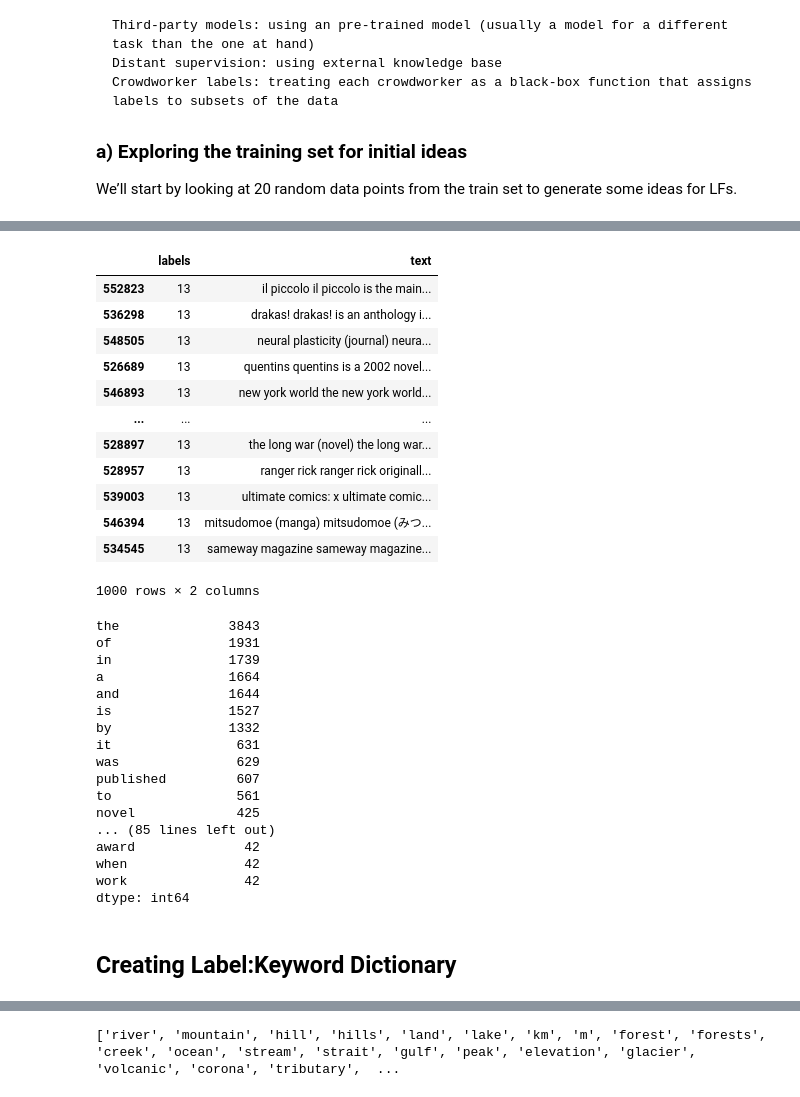
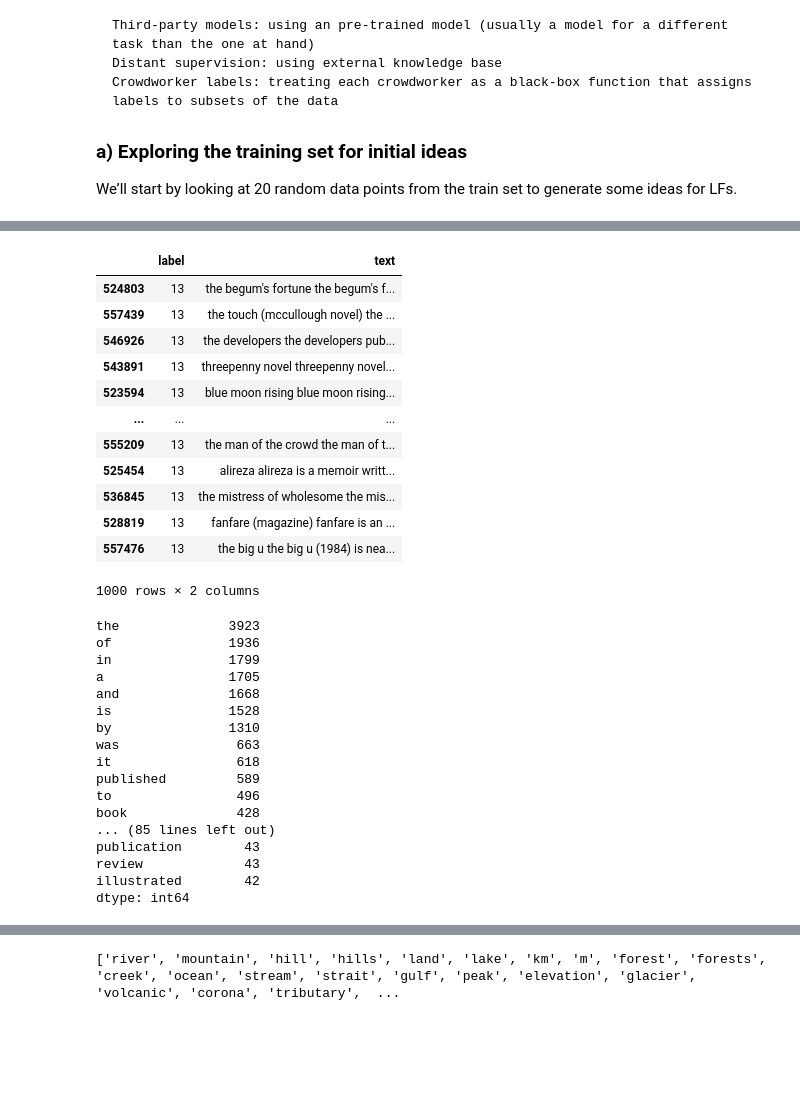
Before and after one commit to JayThibs/Weak-Supervised-Learning-Case-Study, a Jupyter notebook: text_classifier/notebooks/03_dbpedia_14_snorkel_dataset_labeling.ipynb, the cells around one changed output, grey strips where cells are left out. Drawn from its saved outputs; the diff is of its cells as text; code cells hidden in the pictures; blank space fills up the shorter version.

```diff
--- a/text_classifier/notebooks/03_dbpedia_14_snorkel_dataset_labeling.ipynb
+++ b/text_classifier/notebooks/03_dbpedia_14_snorkel_dataset_labeling.ipynb
@@ -22,2 +113,2 @@ Dataset d_bpedia14 downloaded and prepared to /root/.cache/huggingface/datasets/
 # %%
-# dbpedia_dataset = dbpedia_dataset.rename_column("label", "labels") # snorkel uses "label"
+dbpedia_dataset = dbpedia_dataset.rename_column("label", "labels") # snorkel uses "label"
@@ -50,8 +136,8 @@ Dataset({
 # %%
-data = {'labels': dbpedia_dataset['train']['labels'], # replacing with -1 because snorkel needs this for training set, for keyword creation use: dbpedia_dataset['train']['labels']
+data = {'label': dbpedia_dataset['train']['labels'], # these values will be replaced during the labeling process for the training set
         'text': dbpedia_dataset['train']['content']} # need to replace "content" with "text" for snorkel to work
 
-dbpedia_train_df = pd.DataFrame(data)
-dbpedia_train_df['text'] = dbpedia_train_df['text'].str.lower()
-dbpedia_train_df
+train_df = pd.DataFrame(data)
+train_df['text'] = train_df['text'].str.lower()
+train_df
 # %% [output]
@@ -92,0 +190,11 @@ dbpedia_test_df
+# %%
+train_df = train_df.sample(31400, random_state=123)
+test_df = test_df.sample(5000, random_state=123)
+# %%
+fine_tune_df = train_df.groupby('label').apply(lambda s: s.sample(100, random_state=123)).reset_index(level=0, drop=True)
+train_df.drop(fine_tune_df.index, inplace=True)
+
+val_df = test_df.sample(frac=0.1)
+test_df.drop(val_df.index, inplace=True)
+
+print('\t Fine-Tune Set:', len(fine_tune_df), 'Valid:', len(val_df), '\t', 'Train:', len(train_df), '\t Test:', len(test_df),)
@@ -148,21 +274,21 @@ pd.set_option('display.max_colwidth', None)
 pd.set_option('display.max_rows', 200)
 # %%
 # # for keyword creation
-df_view = dbpedia_train_df[dbpedia_train_df['labels'] == 13].sample(1000, random_state=42)
+df_view = train_df[train_df['label'] == 13].sample(1000, random_state=42)
 df_view
 # %% [output]
-|  | labels | text |
-| 552823 | 13 | il piccolo il piccolo is the main... |
-| 536298 | 13 | drakas! drakas! is an anthology i... |
-| 548505 | 13 | neural plasticity (journal) neura... |
-| 526689 | 13 | quentins quentins is a 2002 novel... |
-| 546893 | 13 | new york world the new york world... |
+|  | label | text |
+| 524803 | 13 | the begum's fortune the begum's f... |
+| 557439 | 13 | the touch (mccullough novel) the ... |
+| 546926 | 13 | the developers the developers pub... |
+| 543891 | 13 | threepenny novel threepenny novel... |
+| 523594 | 13 | blue moon rising blue moon rising... |
 | ... | ... | ... |
-| 528897 | 13 | the long war (novel) the long war... |
-| 528957 | 13 | ranger rick ranger rick originall... |
-| 539003 | 13 | ultimate comics: x ultimate comic... |
-| 546394 | 13 | mitsudomoe (manga) mitsudomoe (みつ... |
-| 534545 | 13 | sameway magazine sameway magazine... |
+| 555209 | 13 | the man of the crowd the man of t... |
+| 525454 | 13 | alireza alireza is a memoir writt... |
+| 536845 | 13 | the mistress of wholesome the mis... |
+| 528819 | 13 | fanfare (magazine) fanfare is an ... |
+| 557476 | 13 | the big u the big u (1984) is nea... |
 1000 rows × 2 columns
 # %%
 # Showing the most common words to make the keyword creation process quicker
@@ -174,22 +300,20 @@ df_view
 # faster
 pd.Series(' '.join(df_view.text).lower().split()).value_counts()[:100]
 # %% [output]
-the              3843
-of               1931
-in               1739
-a                1664
-and              1644
-is               1527
-by               1332
-it                631
-was               629
-published         607
-to                561
-novel             425
+the              3923
+of               1936
+in               1799
+a                1705
+and              1668
+is               1528
+by               1310
+was               663
+it                618
+published         589
+to                496
+book              428
 ... (85 lines left out)
-award              42
-when               42
-work               42
+publication        43
+review             43
+illustrated        42
 dtype: int64
-# %% [markdown]
-## Creating Label:Keyword Dictionary
```
Also changed, not shown: parts of 33 cells of this notebook.
